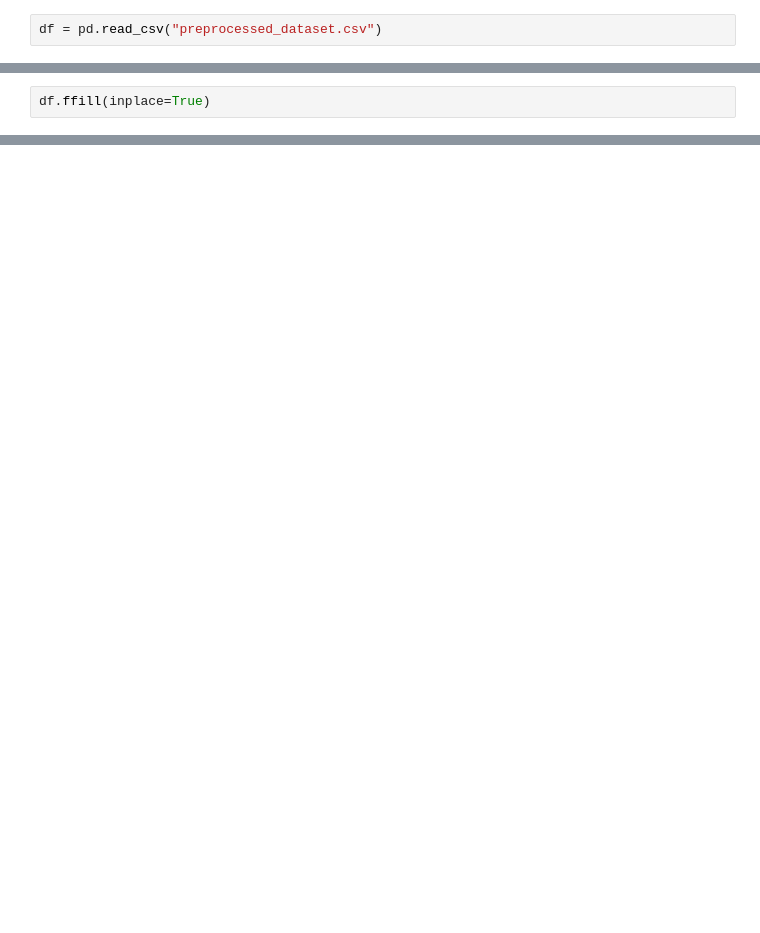
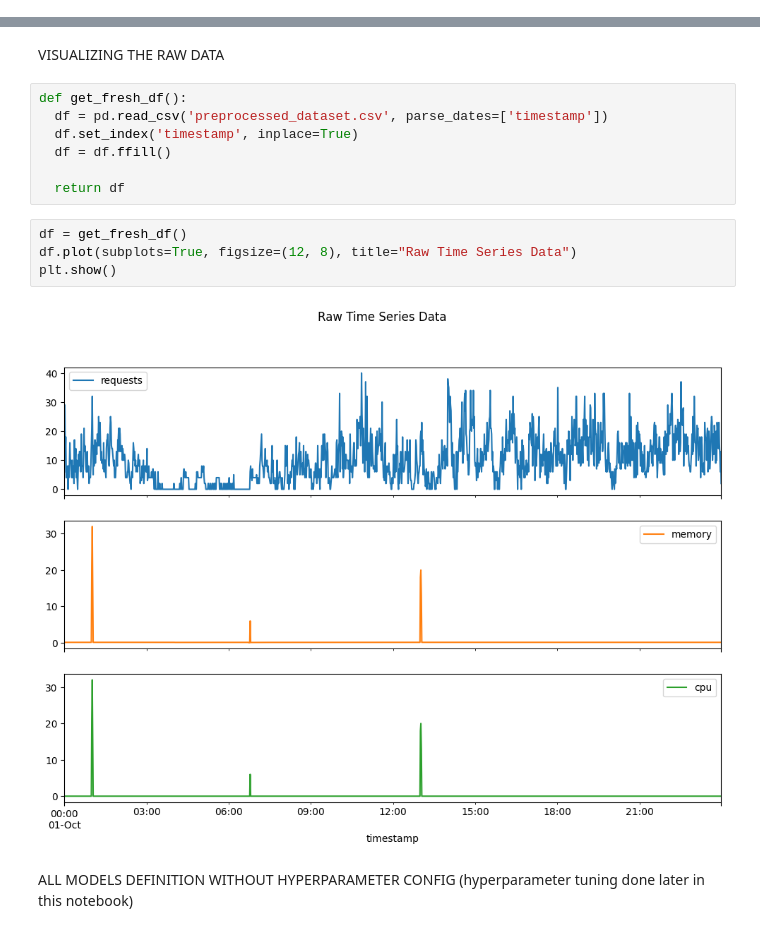
Before and after one commit to Suraez/time_series_hws, a Jupyter notebook: hw4.ipynb, the cells around one changed output, grey strips where cells are left out. Drawn from its saved outputs; the diff is of its cells as text; blank space fills up the shorter version.

```diff
--- a/hw4.ipynb
+++ b/hw4.ipynb
@@ -11,2 +2,0 @@ import matplotlib.pyplot as plt
-# %%
-df = pd.read_csv("preprocessed_dataset.csv")
@@ -63,2 +2,0 @@ DOING THE FORWARD FILL
-# %%
-df.ffill(inplace=True)
@@ -64,0 +23,17 @@ df.ffill(inplace=True)
+# %% [markdown]
+VISUALIZING THE RAW DATA
+# %%
+def get_fresh_df():
+  df = pd.read_csv('preprocessed_dataset.csv', parse_dates=['timestamp'])
+  df.set_index('timestamp', inplace=True)
+  df = df.ffill()
+
+  return df
+# %%
+df = get_fresh_df()
+df.plot(subplots=True, figsize=(12, 8), title="Raw Time Series Data")
+plt.show()
+# %% [output]
+[figure, added]
+# %% [markdown]
+ALL MODELS DEFINITION WITHOUT HYPERPARAMETER CONFIG (hyperparameter tuning done later in this notebook)
```
Also changed, not shown: parts of 58 cells of this notebook.
